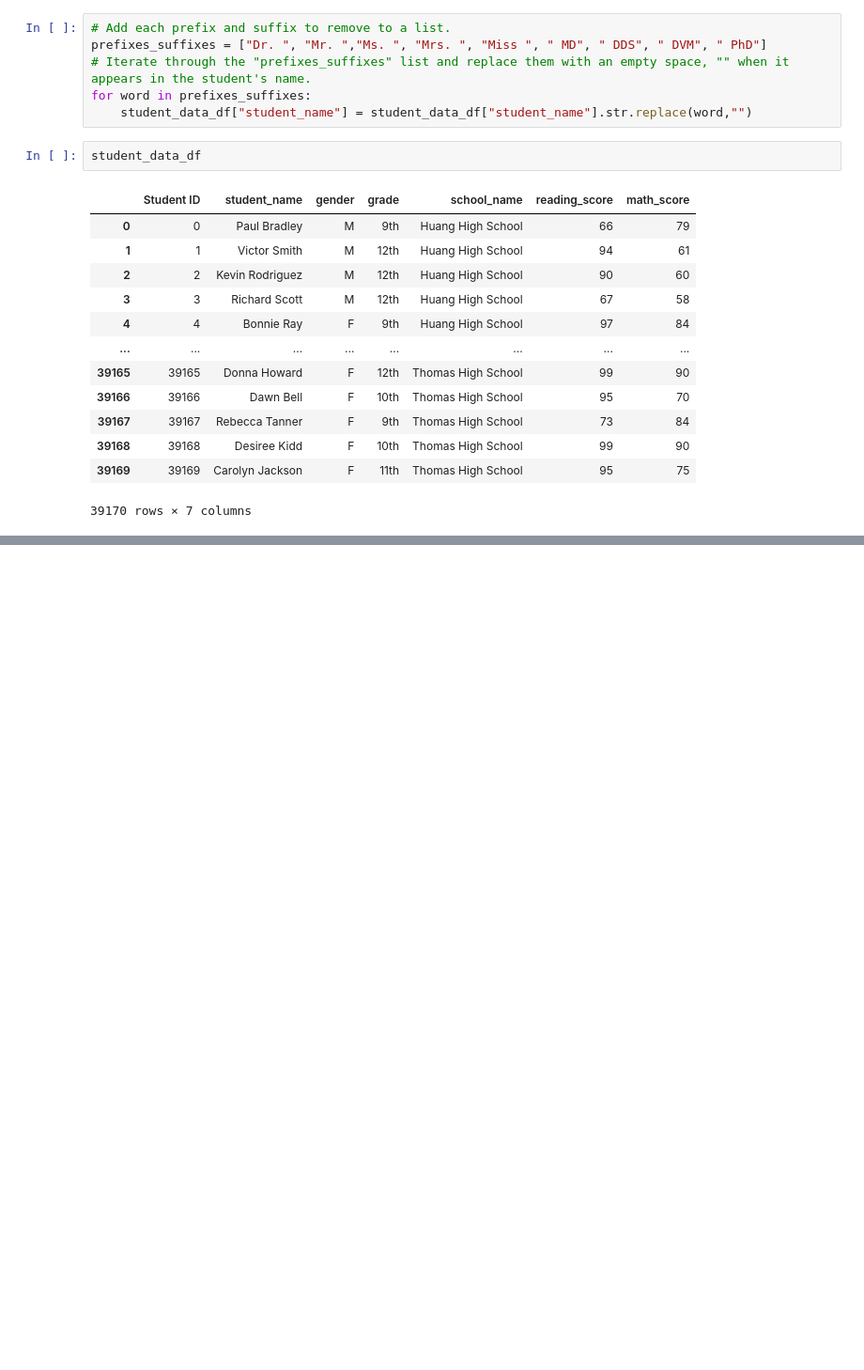
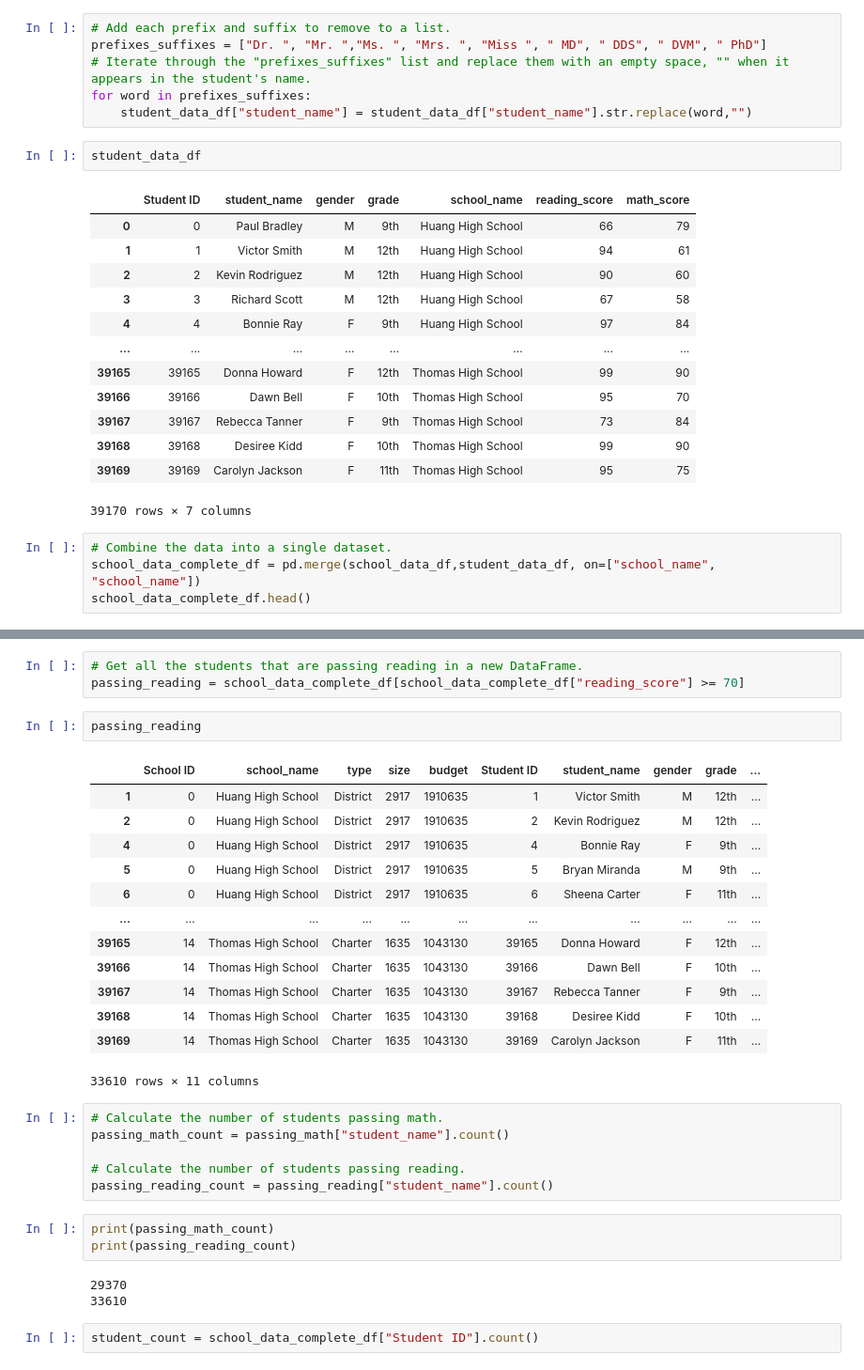
Before and after one commit to Kbusiness9/School_District_Analysis_Windows, a Jupyter notebook: PyCitySchools.ipynb, the cells around one changed output, grey strips where cells are left out. Shown: that part at 94% size. Cells and saved outputs as stored; diff of their text form; blank space fills up the shorter version.

Commit message:
district summary complete.

```diff
--- a/PyCitySchools.ipynb
+++ b/PyCitySchools.ipynb
@@ -190,3 +190,7 @@ student_data_df
 | 39168 | 39168 | Desiree Kidd | F | 10th | Thomas High School | 99 | 90 |
 | 39169 | 39169 | Carolyn Jackson | F | 11th | Thomas High School | 95 | 75 |
 39170 rows × 7 columns
+# %%
+# Combine the data into a single dataset.
+school_data_complete_df = pd.merge(school_data_df,student_data_df, on=["school_name", "school_name"])
+school_data_complete_df.head()
@@ -192,0 +285,33 @@ student_data_df
+# %%
+# Get all the students that are passing reading in a new DataFrame.
+passing_reading = school_data_complete_df[school_data_complete_df["reading_score"] >= 70]
+# %%
+passing_reading
+# %% [output]
+|  | School ID | school_name | type | size | budget | Student ID | student_name | gender | grade | ... |
+| 1 | 0 | Huang High School | District | 2917 | 1910635 | 1 | Victor Smith | M | 12th | ... |
+| 2 | 0 | Huang High School | District | 2917 | 1910635 | 2 | Kevin Rodriguez | M | 12th | ... |
+| 4 | 0 | Huang High School | District | 2917 | 1910635 | 4 | Bonnie Ray | F | 9th | ... |
+| 5 | 0 | Huang High School | District | 2917 | 1910635 | 5 | Bryan Miranda | M | 9th | ... |
+| 6 | 0 | Huang High School | District | 2917 | 1910635 | 6 | Sheena Carter | F | 11th | ... |
+| ... | ... | ... | ... | ... | ... | ... | ... | ... | ... | ... |
+| 39165 | 14 | Thomas High School | Charter | 1635 | 1043130 | 39165 | Donna Howard | F | 12th | ... |
+| 39166 | 14 | Thomas High School | Charter | 1635 | 1043130 | 39166 | Dawn Bell | F | 10th | ... |
+| 39167 | 14 | Thomas High School | Charter | 1635 | 1043130 | 39167 | Rebecca Tanner | F | 9th | ... |
+| 39168 | 14 | Thomas High School | Charter | 1635 | 1043130 | 39168 | Desiree Kidd | F | 10th | ... |
+| 39169 | 14 | Thomas High School | Charter | 1635 | 1043130 | 39169 | Carolyn Jackson | F | 11th | ... |
+33610 rows × 11 columns
+# %%
+# Calculate the number of students passing math.
+passing_math_count = passing_math["student_name"].count()
+
+# Calculate the number of students passing reading.
+passing_reading_count = passing_reading["student_name"].count()
+# %%
+print(passing_math_count)
+print(passing_reading_count)
+# %% [output]
+29370
+33610
+# %%
+student_count = school_data_complete_df["Student ID"].count()
```
Also changed, not shown: parts of 21 cells of this notebook, 2 other files.
